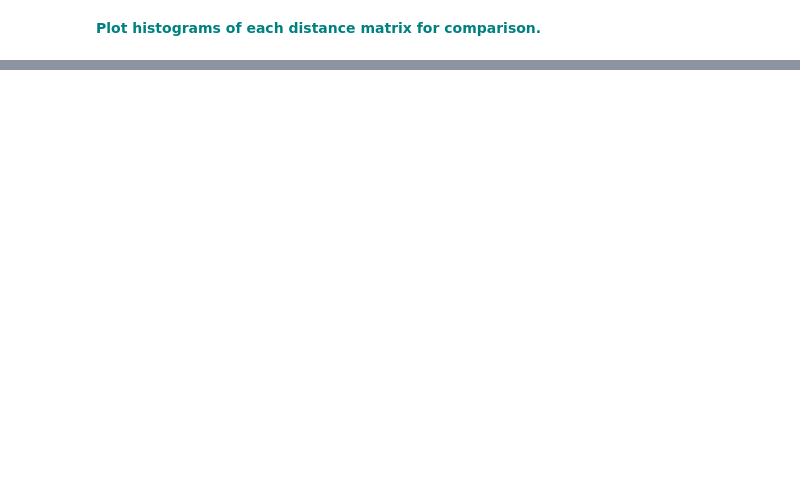
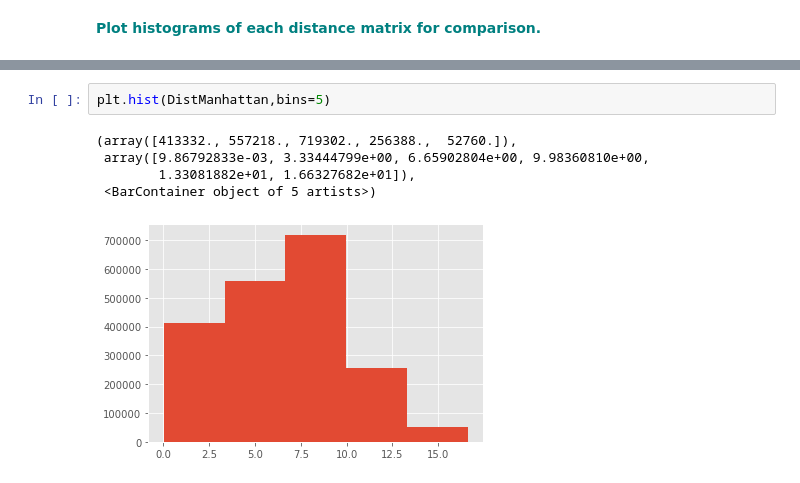
Before and after one commit to soundarya2121/Springboard, a Jupyter notebook: Euclidean_and_Manhattan_Distances_Case_Study.ipynb, the cells around one changed output, grey strips where cells are left out. Saved outputs shown, nothing was run; the diff lists cells and outputs as text; blank space fills up the shorter version.

```diff
--- a/Euclidean_and_Manhattan_Distances_Case_Study.ipynb
+++ b/Euclidean_and_Manhattan_Distances_Case_Study.ipynb
@@ -86,0 +134,8 @@ _ = plt.hist(DistManhattan)
+# %%
+plt.hist(DistManhattan,bins=5)
+# %% [output]
+(array([413332., 557218., 719302., 256388.,  52760.]),
+ array([9.86792833e-03, 3.33444799e+00, 6.65902804e+00, 9.98360810e+00,
+        1.33081882e+01, 1.66327682e+01]),
+ <BarContainer object of 5 artists>)
+[figure, added]
```
Also changed, not shown: parts of 8 cells of this notebook.
